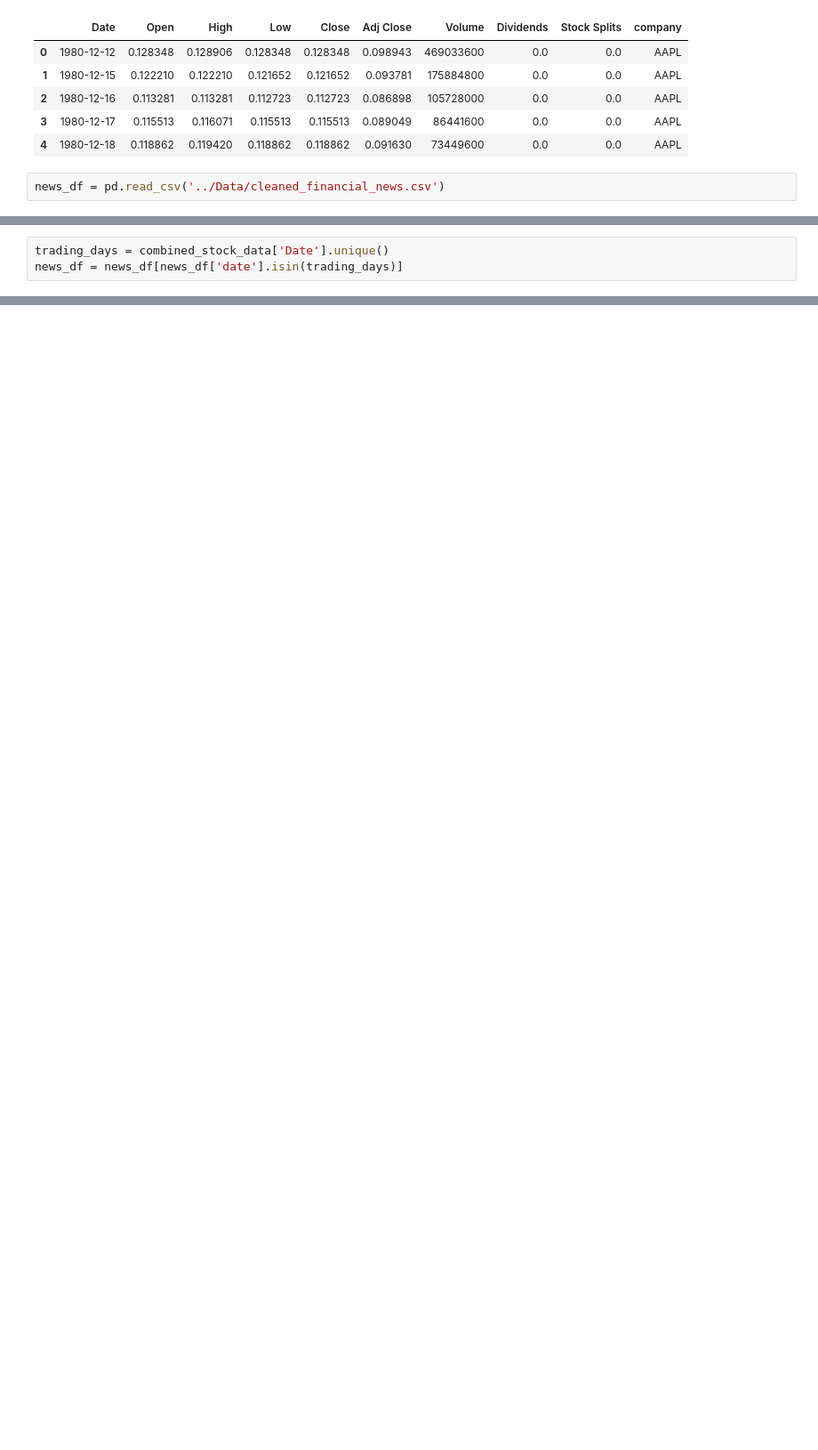
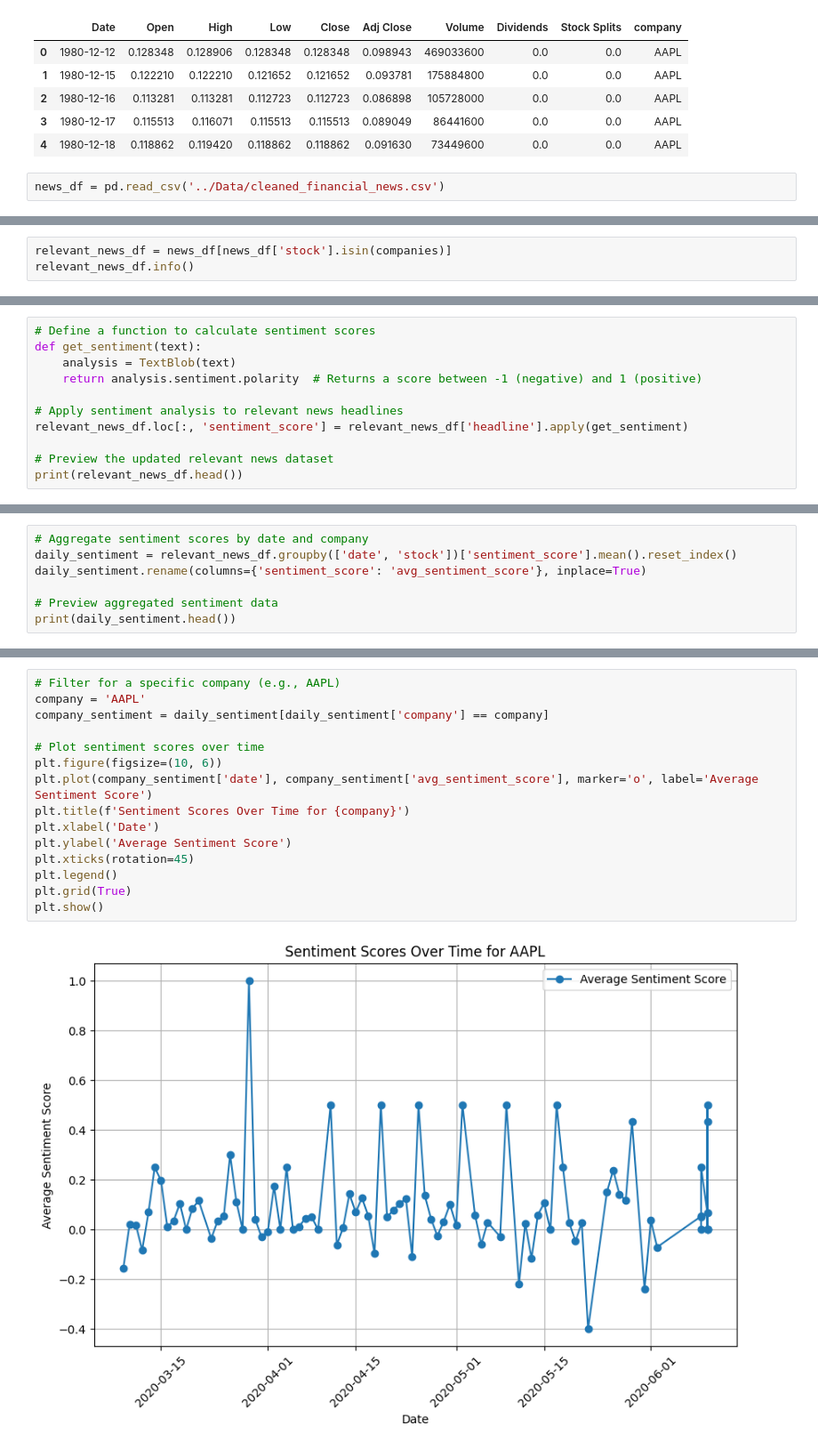
Before and after one commit to alazartefera/News-Sentiment-Stock-Production, a Jupyter notebook: notebooks/correlation_analysis.ipynb, the cells around one changed output, grey strips where cells are left out. Shown: that part at 89% size. Saved outputs shown, nothing was run; the diff lists cells and outputs as text; blank space fills up the shorter version.

Commit message:
Enhance correlation analysis notebook and new visualizations. Added sentiment and stock price moving averages, and improved data presentation in tables and plots. Updated notebook format to version 4.

```diff
--- a/notebooks/correlation_analysis.ipynb
+++ b/notebooks/correlation_analysis.ipynb
@@ -45,3 +53,0 @@ combined_stock_data['Date'] = pd.to_datetime(combined_stock_data['Date'])
-# %%
-trading_days = combined_stock_data['Date'].unique()
-news_df = news_df[news_df['date'].isin(trading_days)]
@@ -52,0 +63,3 @@ KeyError: 'date'
+# %%
+relevant_news_df = news_df[news_df['stock'].isin(companies)]
+relevant_news_df.info()
@@ -52,0 +104,11 @@ KeyError: 'date'
+# %%
+# Define a function to calculate sentiment scores
+def get_sentiment(text):
+    analysis = TextBlob(text)
+    return analysis.sentiment.polarity  # Returns a score between -1 (negative) and 1 (positive)
+
+# Apply sentiment analysis to relevant news headlines
+relevant_news_df.loc[:, 'sentiment_score'] = relevant_news_df['headline'].apply(get_sentiment)
+
+# Preview the updated relevant news dataset
+print(relevant_news_df.head())
@@ -52,0 +138,7 @@ KeyError: 'date'
+# %%
+# Aggregate sentiment scores by date and company
+daily_sentiment = relevant_news_df.groupby(['date', 'stock'])['sentiment_score'].mean().reset_index()
+daily_sentiment.rename(columns={'sentiment_score': 'avg_sentiment_score'}, inplace=True)
+
+# Preview aggregated sentiment data
+print(daily_sentiment.head())
@@ -52,0 +268,17 @@ KeyError: 'date'
+# %%
+# Filter for a specific company (e.g., AAPL)
+company = 'AAPL'
+company_sentiment = daily_sentiment[daily_sentiment['company'] == company]
+
+# Plot sentiment scores over time
+plt.figure(figsize=(10, 6))
+plt.plot(company_sentiment['date'], company_sentiment['avg_sentiment_score'], marker='o', label='Average Sentiment Score')
+plt.title(f'Sentiment Scores Over Time for {company}')
+plt.xlabel('Date')
+plt.ylabel('Average Sentiment Score')
+plt.xticks(rotation=45)
+plt.legend()
+plt.grid(True)
+plt.show()
+# %% [output]
+[figure, added]
```
Also changed, not shown: parts of 25 cells of this notebook.
